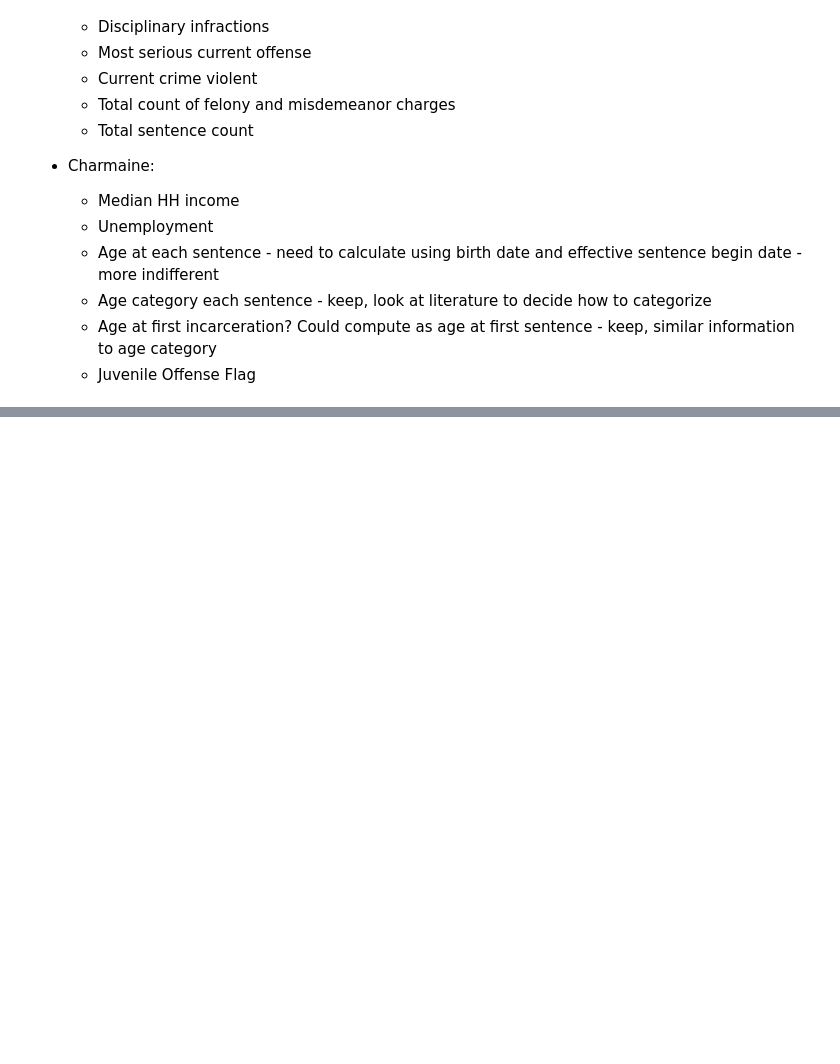
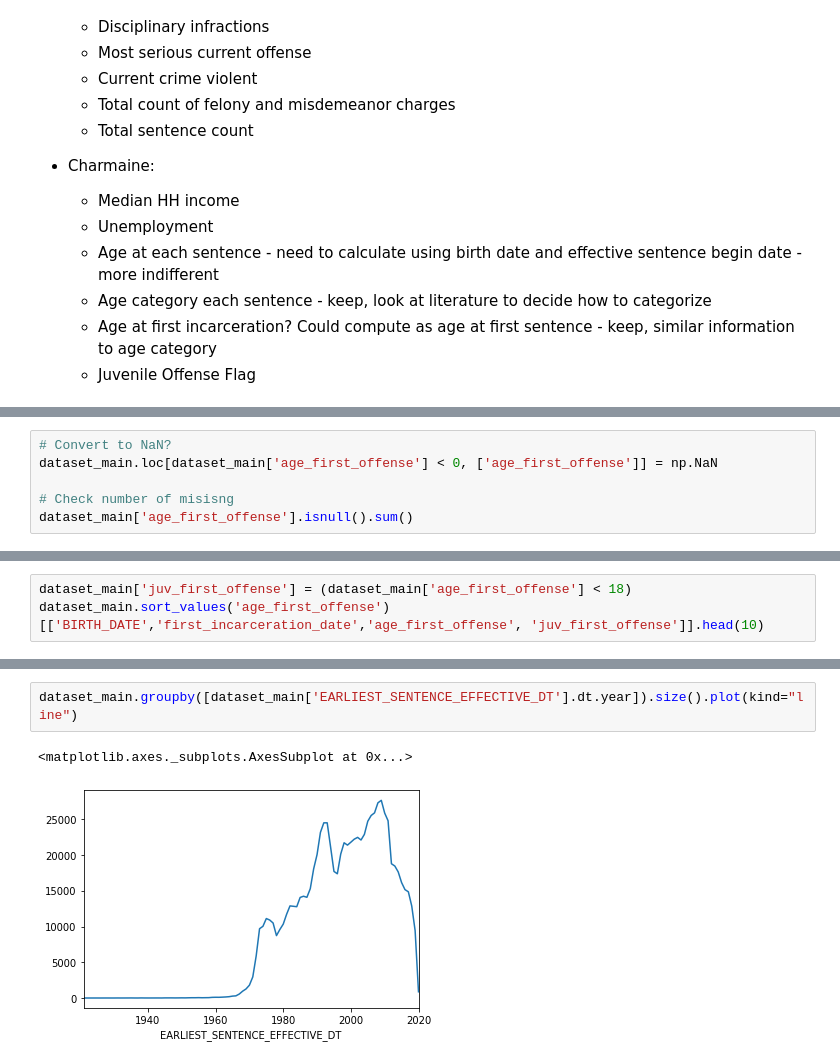
Before and after one commit to christi-liongson/covid_decarceration, a Jupyter notebook: files/features_split_preprocess.ipynb, the cells around one changed output, grey strips where cells are left out. Saved outputs shown, nothing was run; the diff lists cells and outputs as text; blank space fills up the shorter version.

```diff
--- a/files/features_split_preprocess.ipynb
+++ b/files/features_split_preprocess.ipynb
@@ -135,0 +283,6 @@ dtype: int64
+# %%
+# Convert to NaN?
+dataset_main.loc[dataset_main['age_first_offense'] < 0, ['age_first_offense']] = np.NaN
+
+# Check number of misisng
+dataset_main['age_first_offense'].isnull().sum()
@@ -135,0 +291,3 @@ dtype: int64
+# %%
+dataset_main['juv_first_offense'] = (dataset_main['age_first_offense'] < 18)
+dataset_main.sort_values('age_first_offense')[['BIRTH_DATE','first_incarceration_date','age_first_offense', 'juv_first_offense']].head(10)
@@ -135,0 +341,5 @@ dtype: int64
+# %%
+dataset_main.groupby([dataset_main['EARLIEST_SENTENCE_EFFECTIVE_DT'].dt.year]).size().plot(kind="line")
+# %% [output]
+<matplotlib.axes._subplots.AxesSubplot at 0x...>
+[figure, added]
```
Also changed, not shown: parts of 31 cells of this notebook.
